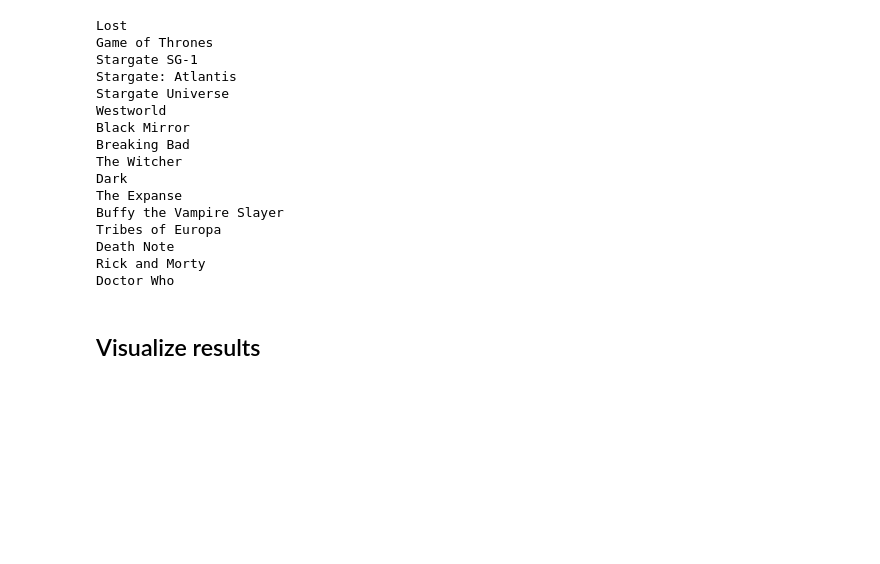
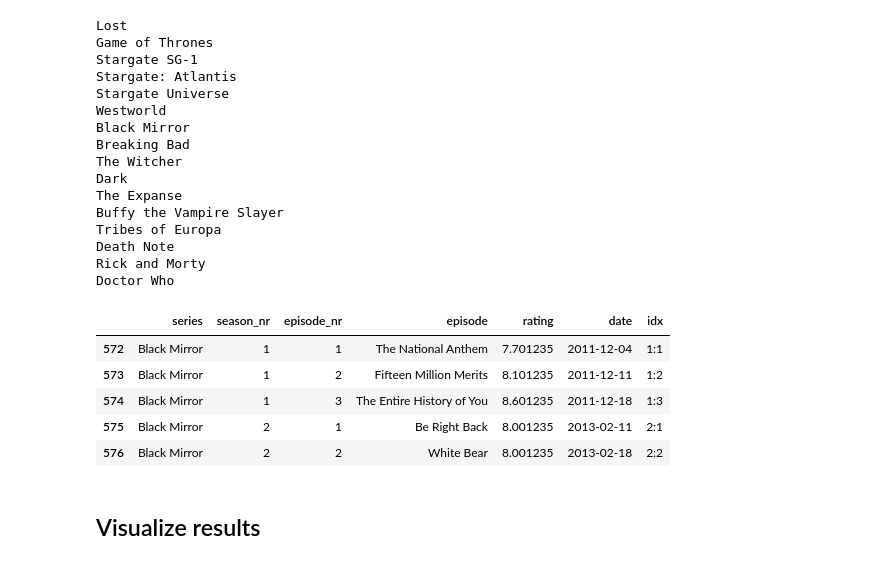
Before and after one commit to kpj/kpj.github.io, a Jupyter notebook: source/mining_visualization/IMDB_ratings.ipynb, the cells around one changed output. Saved outputs shown, nothing was run; the diff lists cells and outputs as text; code cells hidden in the pictures; blank space fills up the shorter version.

Commit message:
Add IMDB dataframe overview

```diff
--- a/source/mining_visualization/IMDB_ratings.ipynb
+++ b/source/mining_visualization/IMDB_ratings.ipynb
@@ -129,6 +129,15 @@ Tribes of Europa
 Death Note
 Rick and Morty
 Doctor Who
+# %%
+df.head()
+# %% [output]
+|  | series | season_nr | episode_nr | episode | rating | date | idx |
+| 572 | Black Mirror | 1 | 1 | The National Anthem | 7.701235 | 2011-12-04 | 1:1 |
+| 573 | Black Mirror | 1 | 2 | Fifteen Million Merits | 8.101235 | 2011-12-11 | 1:2 |
+| 574 | Black Mirror | 1 | 3 | The Entire History of You | 8.601235 | 2011-12-18 | 1:3 |
+| 575 | Black Mirror | 2 | 1 | Be Right Back | 8.001235 | 2013-02-11 | 2:1 |
+| 576 | Black Mirror | 2 | 2 | White Bear | 8.001235 | 2013-02-18 | 2:2 |
 # %% [markdown]
 ## Visualize results
 # %%
```
